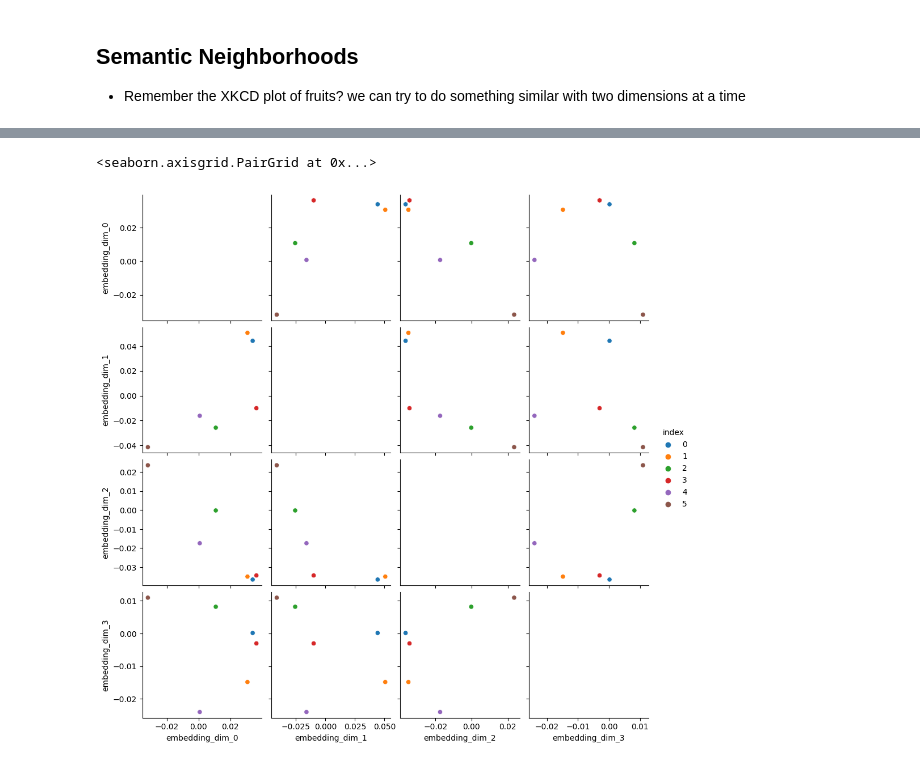
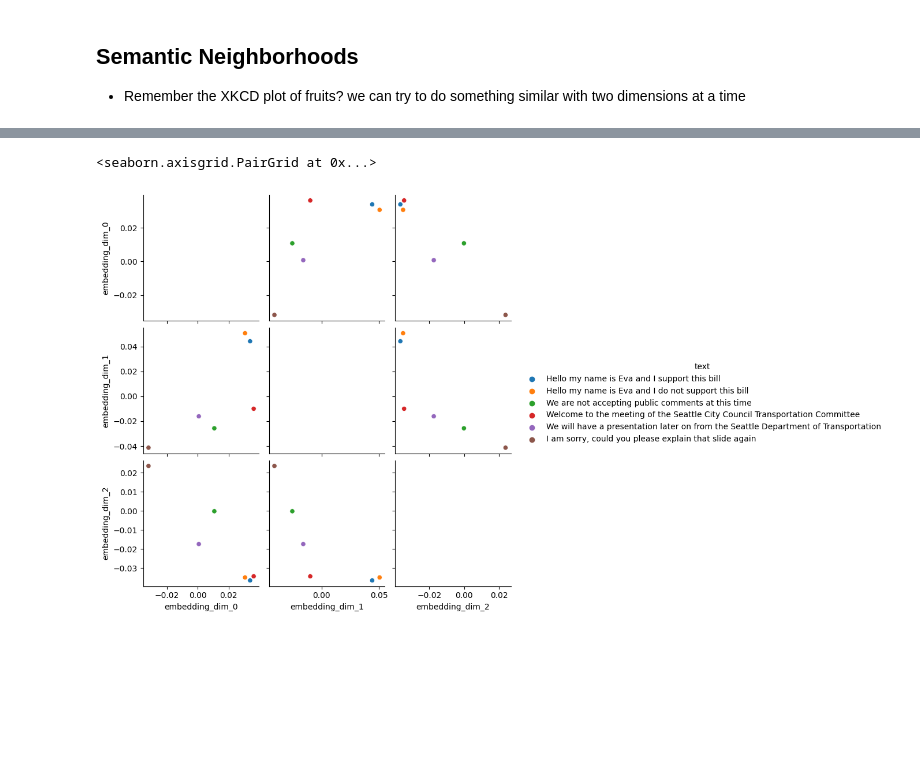
Before and after one commit to PugetSoundClinic-PIT/ml-for-pit, a Jupyter notebook: content/04/lecture.ipynb, the cells around one changed output, grey strips where cells are left out. Saved outputs shown, nothing was run; the diff lists cells and outputs as text; code cells hidden in the pictures; blank space fills up the shorter version.

Commit message:
Finish semantic embeddings

```diff
--- a/content/04/lecture.ipynb
+++ b/content/04/lecture.ipynb
@@ -171,9 +171,8 @@ corpus.sort_values(by="similarity", ascending=False)
 
 * Remember the XKCD plot of fruits? we can try to do something similar with two dimensions at a time
 # %%
+frames = []
 for i, embedding_dim in enumerate(model.encode(corpus.text).T):
-    corpus[f"embedding_dim_{i}"] = embedding_dim
+    frames.append(pd.Series(embedding_dim, name=f"embedding_dim_{i}"))
 
-corpus = corpus.copy()
-corpus = corpus.reset_index()
-corpus["index"] = corpus["index"].astype(str)
+corpus = pd.concat([corpus, *frames], axis=1)
@@ -189,6 +179,6 @@ corpus["index"] = corpus["index"].astype(str)
 # %%
-sns.pairplot(data=corpus[["index", "embedding_dim_0", "embedding_dim_1", "embedding_dim_2", "embedding_dim_3"]], hue="index")
+sns.pairplot(data=corpus[["text", "embedding_dim_0", "embedding_dim_1", "embedding_dim_2"]], hue="text")
 # %% [output]
 <seaborn.axisgrid.PairGrid at 0x...>
-[figure, old version]
+[figure, new version]
 # %% [markdown]
```
Also changed, not shown: parts of 18 cells of this notebook, 1 other file.
